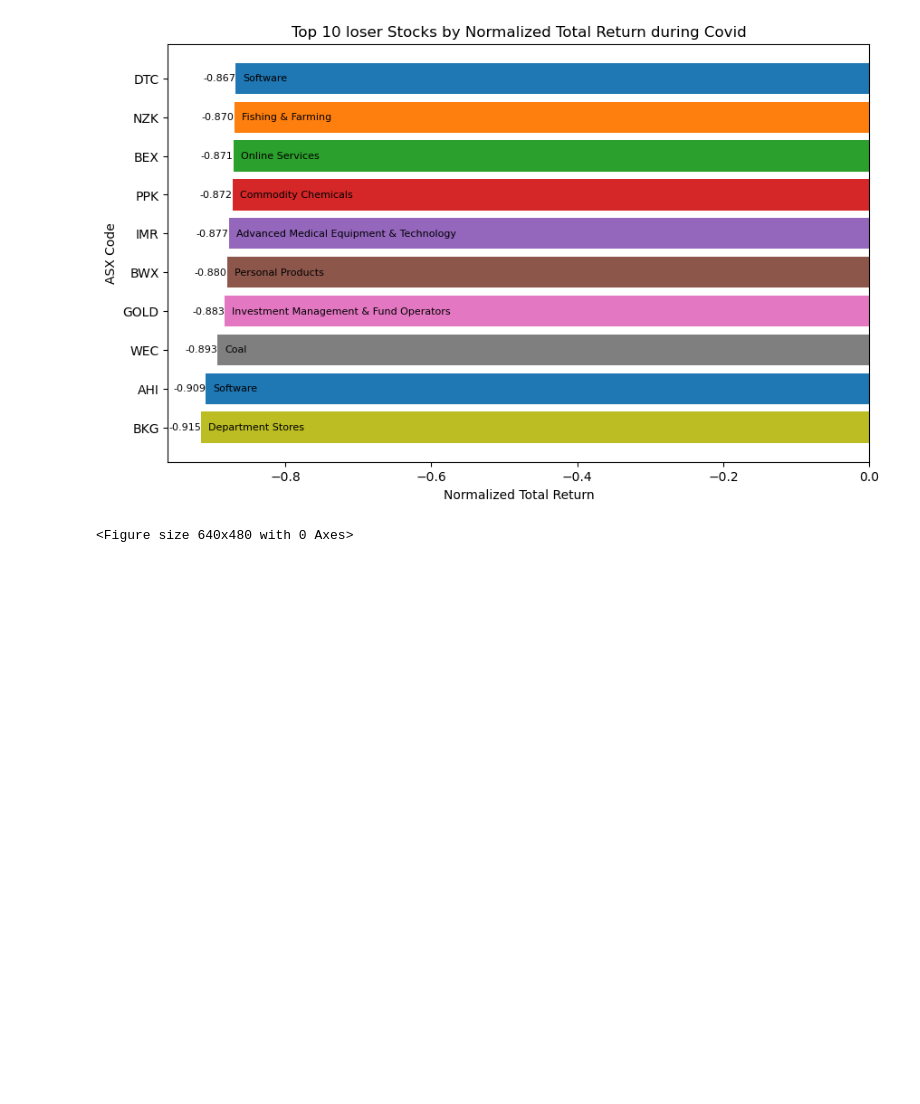
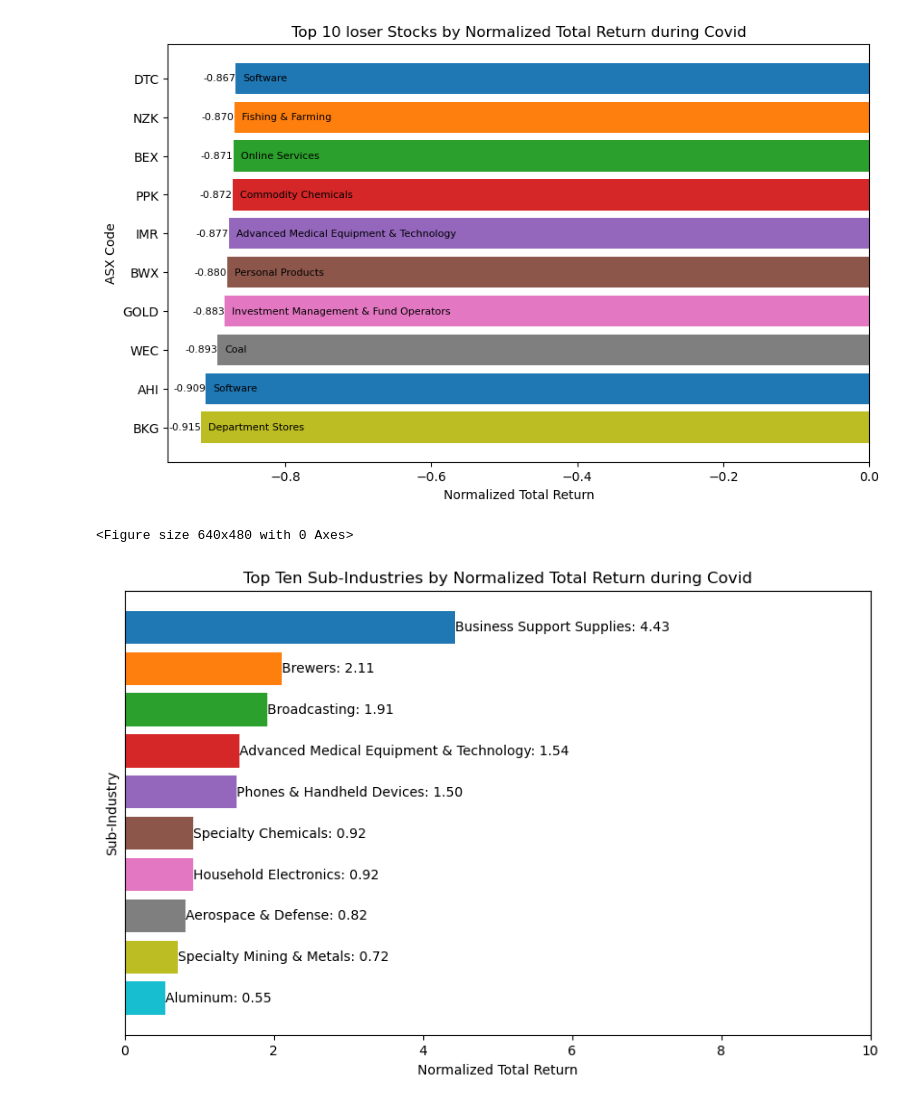
Before and after one commit to TruptiRadadiya/Australian_Stock_Market_Analysis, a Jupyter notebook: DataVisualization/calculate_top_and_buttom_gainers-during_covid.ipynb, the cells around one changed output. Drawn from its saved outputs; the diff is of its cells as text; code cells hidden in the pictures; blank space fills up the shorter version.

Commit message:
adding sub-industry report to 10 year and Covid period

```diff
--- a/DataVisualization/calculate_top_and_buttom_gainers-during_covid.ipynb
+++ b/DataVisualization/calculate_top_and_buttom_gainers-during_covid.ipynb
@@ -220,3 +220,33 @@ plt.savefig('Output/top_ten_loser_stocks_by_normalized_total_return_during_covid
 # %% [output]
 [figure]
 <Figure size 640x480 with 0 Axes>
+# %%
+import matplotlib.pyplot as plt
+import numpy as np
+
+# Grouping Data
+top_sub_df = top_gainers_report.groupby('Sub-Industry')['Normalized Total Return'].mean().nlargest(10)
+
+# Get a list of unique sub-industries
+unique_sub_industries = top_sub_df.index.tolist()
+
+# Choose a color map
+color_map = plt.get_cmap('tab10')
+
+# Plotting
+plt.figure(figsize=(10, 6))
+for index, (sub_industry, value) in enumerate(top_sub_df.items()):
+    color = color_map(index % 10)  # Use modulo to ensure colors repeat if there are more than 10 sub-industries
+    plt.barh(sub_industry, value, color=color)
+    plt.text(value, index, f'{sub_industry}: {value:.2f}', va='center', ha='left', fontsize=10, color='black')
+
+# Axis Configuration
+plt.xlabel('Normalized Total Return')
+plt.ylabel('Sub-Industry')
+plt.title('Top Ten Sub-Industries by Normalized Total Return during Covid')
+plt.xlim(0, 10)
+plt.gca().invert_yaxis()
+plt.yticks([], [])
+plt.show()
+# %% [output]
+[figure, added]
```
Also changed, not shown: 15 other files.
